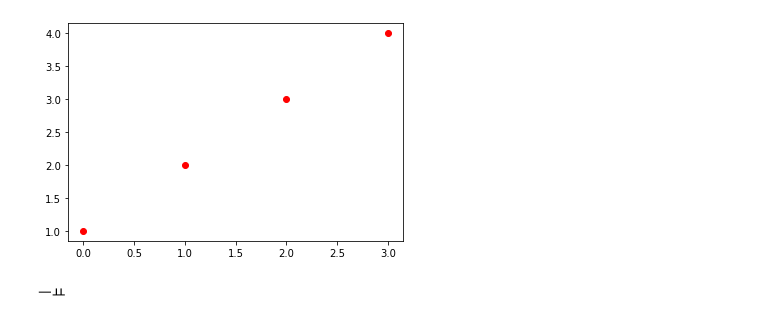
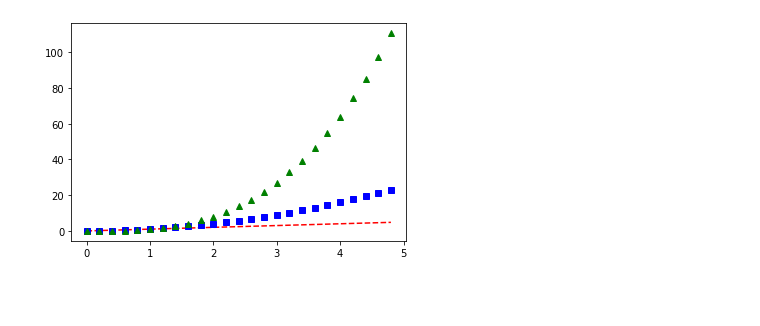
Before and after one commit to Yegeonhui/TIL, a Jupyter notebook: Python/matplotlib/Untitled.ipynb, the cells around one changed output. Drawn from its saved outputs; the diff is of its cells as text; code cells hidden in the pictures; blank space fills up the shorter version.

```diff
--- a/Python/matplotlib/Untitled.ipynb
+++ b/Python/matplotlib/Untitled.ipynb
@@ -1,12 +1,9 @@
 # %%
 import matplotlib.pyplot as plt
 import numpy as np
 
 t = np.arange(0., 5., 0.2)
-plt.plot([1, 2, 3, 4], 'ro')
-
+plt.plot(t, t, 'r--', t, t**2, 'bs', t, t**3, 'g^')
 plt.show()
 # %% [output]
-[figure, old version]
+[figure, new version]
-# %% [markdown]
-ㅡㅛ
```
Also changed, not shown: parts of 10 cells of this notebook.
